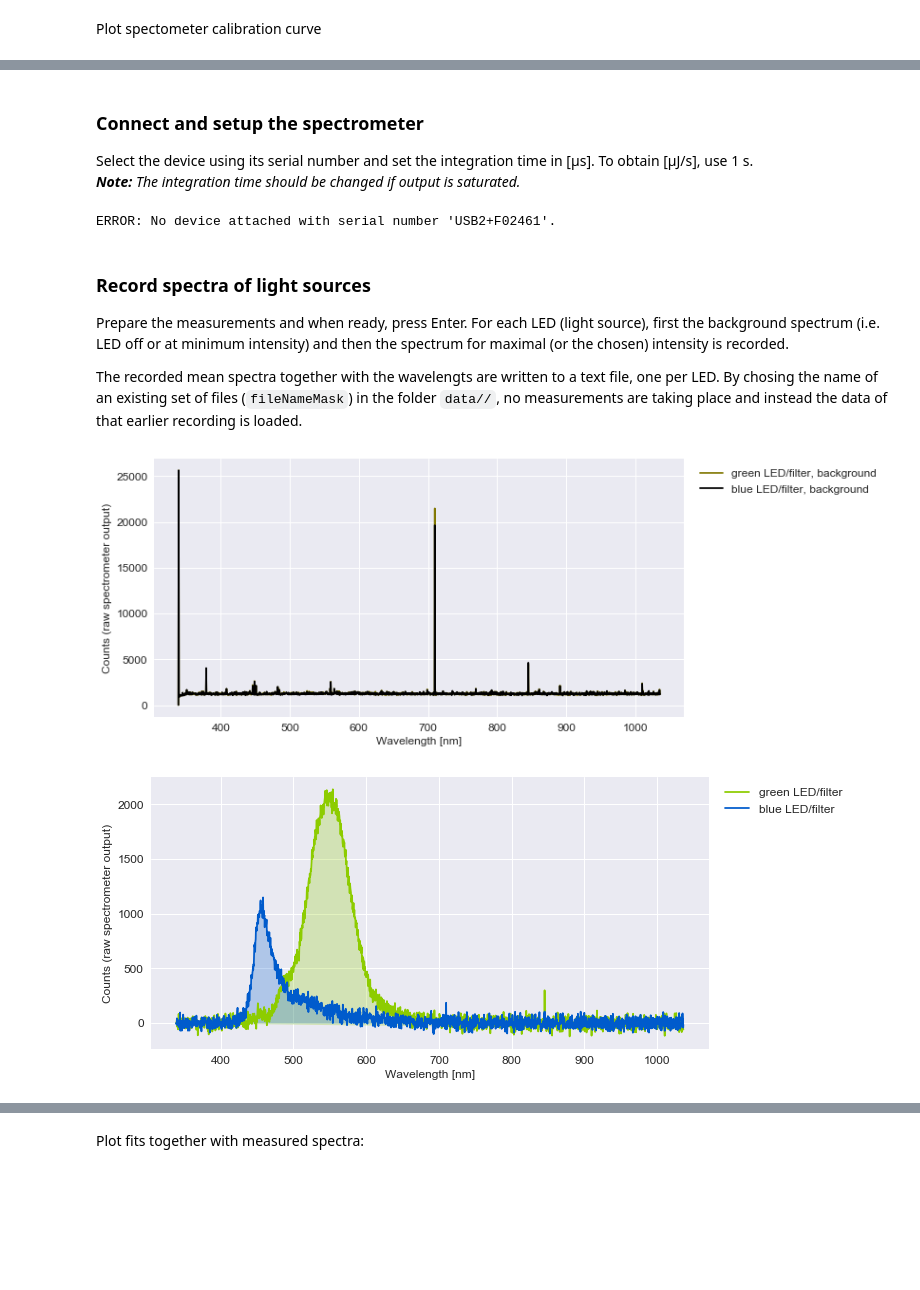
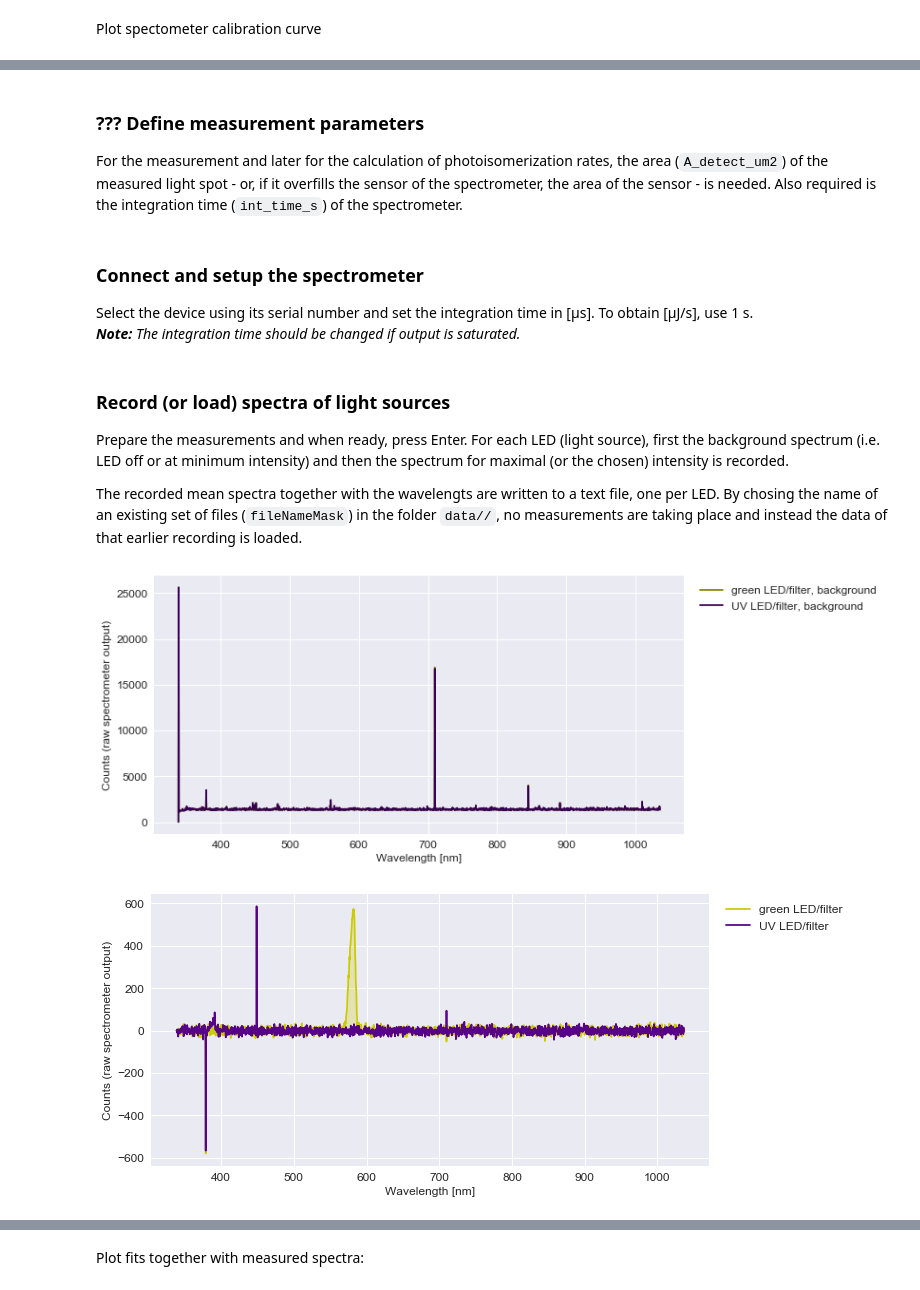
Before and after one commit to eulerlab/open-visual-stimulator, a Jupyter notebook: calibration_maximalIntensity.ipynb, the cells around one changed output, grey strips where cells are left out. Saved outputs shown, nothing was run; the diff lists cells and outputs as text; code cells hidden in the pictures; blank space fills up the shorter version.

```diff
--- a/calibration_maximalIntensity.ipynb
+++ b/calibration_maximalIntensity.ipynb
@@ -219,18 +235,0 @@ Plot theoretical spectra of LED/filter combinations:
-# %%
-for LED in LEDs:
-    if len(LED["LED_spect"]) == 0:
-        continue
-
-    if LED["peak_nm"] == 0:
-        LED["peak_nm"] = spectrum.getPeak_in_nm(x_wavelen_nm, LED["LED_spect"])
-
-    colLED_lo = spectrum.wavelength_to_rgb(LED["peak_nm"], darker=0.5)
-    colLED_hi = spectrum.wavelength_to_rgb(LED["peak_nm"], darker=0.8)
-    plt.plot(x_wavelen_nm, LED["LED_spect"], color=colLED_lo,
-             label="LED_" +LED["name"], linewidth=0.5)
-    plt.fill(x_wavelen_nm, LED["LED_spect"], facecolor=colLED_hi, alpha=0.25)
-    plt.plot(x_wavelen_nm, LED["filter_spect"], color="black",
-             label="Filter_" +LED["name"], linewidth=1)
-
-plt.gca().set(xlabel="wavelength [nm]", ylabel="")
-plt.legend(bbox_to_anchor=(1.01, 1), loc="upper left")
@@ -247,10 +243,10 @@ for LED in LEDs:
     col_lo = spectrum.wavelength_to_rgb(LED["peak_nm"], darker=0.5)
     col_hi = spectrum.wavelength_to_rgb(LED["peak_nm"], darker=0.8)
     plt.plot(x_wavelen_nm, LED["LED_spect"], color=col_lo,
-             label="LED_" +LED["name"], linewidth=0.5)
+             label=LED["name"] +" LED", linewidth=0.5)
     plt.fill(x_wavelen_nm, LED["LED_spect"], facecolor=col_hi, alpha=0.25)
     plt.plot(x_wavelen_nm, LED["filter_spect"], color="black",
-             label="Filter_" +LED["name"], linewidth=1)
+             label=LED["name"] +" filter", linewidth=1)
 
 for PR in PRs:
     if len(PR["spect"]) > 0:
@@ -283,0 +277,4 @@ plt.legend(bbox_to_anchor=(1.01, 1), loc="upper left")
+# %% [markdown]
+
+### ??? Define measurement parameters
+For the measurement and later for the calculation of photoisomerization rates, the area (`A_detect_um2`) of the measured light spot - or, if it overfills the sensor of the spectrometer, the area of the sensor - is needed. Also required is the integration time (`int_time_s`) of the spectrometer.
@@ -286,15 +289,6 @@ plt.legend(bbox_to_anchor=(1.01, 1), loc="upper left")
 Select the device using its serial number and set the integration time in [µs]. To obtain [µJ/s], use 1 s.
 *__Note:__ The integration time should be changed if output is saturated.*
 # %%
-# Number of trials for measuring background and LED spectra for averaging
-#
-trials_background = 10
-trials_spectra    = 10
-
-# Integration time
-#
-int_time_s        = 1.0
-
 try:
     # Connect to device and set it up
     # (configure device not to wait for triggers)
@@ -308,20 +302,14 @@ except sb.SeaBreezeError as Err:
     print("ERROR:", Err)
 except NameError:
     print("Could not connect to spectrometer")
-
-# Number of trials for measuring background and LED spectra for averaging
-#
-trials_background = 10
-trials_spectra    = 10
-# %% [output]
-ERROR: No device attached with serial number 'USB2+F02461'.
 # %% [markdown]
-### Record spectra of light sources
+### Record (or load) spectra of light sources
 Prepare the measurements and when ready, press Enter. For each LED (light source), first the background spectrum (i.e. LED off or at minimum intensity) and then the spectrum for maximal (or the chosen) intensity is recorded.
 
 The recorded mean spectra together with the wavelengts are written to a text file, one per LED. By chosing the name of an existing set of files (`fileNameMask`) in the folder `data//`, no measurements are taking place and instead the data of that earlier recording is loaded.
 # %%
-fileNameMask = "TFTMonitor_Samsung"
+#fileNameMask  = "TFTMonitor_Samsung"
+fileNameMask   = "LEDs_Setup2_20180815c"
 
 for iLED, LED in enumerate(LEDs):
     # Check if file with the mask given above does already exist
@@ -341,7 +329,7 @@ for iLED, LED in enumerate(LEDs):
         #
         input("Measure background of {0} LED. Press Enter to start ...".format(LED["name"]))
         curr_background = []
-        for i in pbar.log_progress(range(trials_background),
+        for i in pbar.log_progress(range(LED["meas_n_trials"][0]),
                                    name='Background, {0} LED'.format(LED["name"])):
             wavelengths, intensities = spectrometer.spectrum()
             curr_background.append(intensities)
@@ -360,8 +348,8 @@ for iLED, LED in enumerate(LEDs):
     plt.plot(wavelengths, LED["spect_raw_bkg"], color=col_lo, label=LED["name"] +" LED/filter, background")
     plt.gca().set(xlabel="Wavelength [nm]", ylabel="Counts (raw spectrometer output)")
     plt.legend(bbox_to_anchor=(1.01, 1), loc="upper left")
-    #display.display(plt.gcf())
-    #display.clear_output(wait=True)
+    display.display(plt.gcf())
+    display.clear_output(wait=True)
 
     # LED at maximal intensity:
     #
@@ -369,43 +357,36 @@ for iLED, LED in enumerate(LEDs):
         # Measure ...
         #
         input("Prepare to measure maximal intensity {0} LED. Press Enter to continue...".format(LED["name"]))
         curr_spectrum    = []
         LED["spect_raw"] = []
-        for i in pbar.log_progress(range(trials_spectra),
+        for i in pbar.log_progress(range(LED["meas_n_trials"][1]),
                                    name='Maximal intensity, {0} LED'.format(LED["name"])):
             wavelengths, intensities = spectrometer.spectrum()
             curr_spectrum = intensities -LED["spect_raw_bkg"]
             LED["spect_raw"].append(curr_spectrum)
         LED["spect_raw_avg"] = np.mean(LED["spect_raw"], axis=0)
 
     else:
         # .. or read data from file
         #
         LED["spect_raw_avg"] = np.loadtxt(fName, usecols=(2,))
 
-    # Redefine color by looking for the maximum of the measured (or loaded) curve
-    #
-    LED["peak_nm"] = spectrum.getPeak_in_nm(wavelengths, LED["spect_raw_avg"])
-    col_lo = spectrum.wavelength_to_rgb(LED["peak_nm"], darker=0.5)
-    col_hi = spectrum.wavelength_to_rgb(LED["peak_nm"], darker=0.8)
-
-
     # Plot ...
     #
     plt.figure(2)
     plt.plot(wavelengths, LED["spect_raw_avg"], color=col_hi, label=LED["name"] +" LED/filter")
     plt.fill(wavelengths, LED["spect_raw_avg"], facecolor=col_hi, alpha=0.25)
     plt.gca().set(xlabel="Wavelength [nm]", ylabel="Counts (raw spectrometer output)")
     plt.legend(bbox_to_anchor=(1.01, 1), loc="upper left")
-    #display.display(plt.gcf())
-    #display.clear_output(wait=True)
+    display.display(plt.gcf())
+    display.clear_output(wait=True)
 
     # Save data for the current LED
     #
     if len(fileNameMask) > 0:
         np.savetxt(fName, np.transpose([wavelengths, LED["spect_raw_bkg"], LED["spect_raw_avg"]]),
                    header="wavelength\traw_bkg\traw_avg", newline=txtFileNewLineStr)
 # %% [output]
-[figure, old version]
+[figure, new version]
-[figure, old version]
+[figure, new version]
 # %% [markdown]
```
Also changed, not shown: parts of 31 cells of this notebook, 2 other files.
